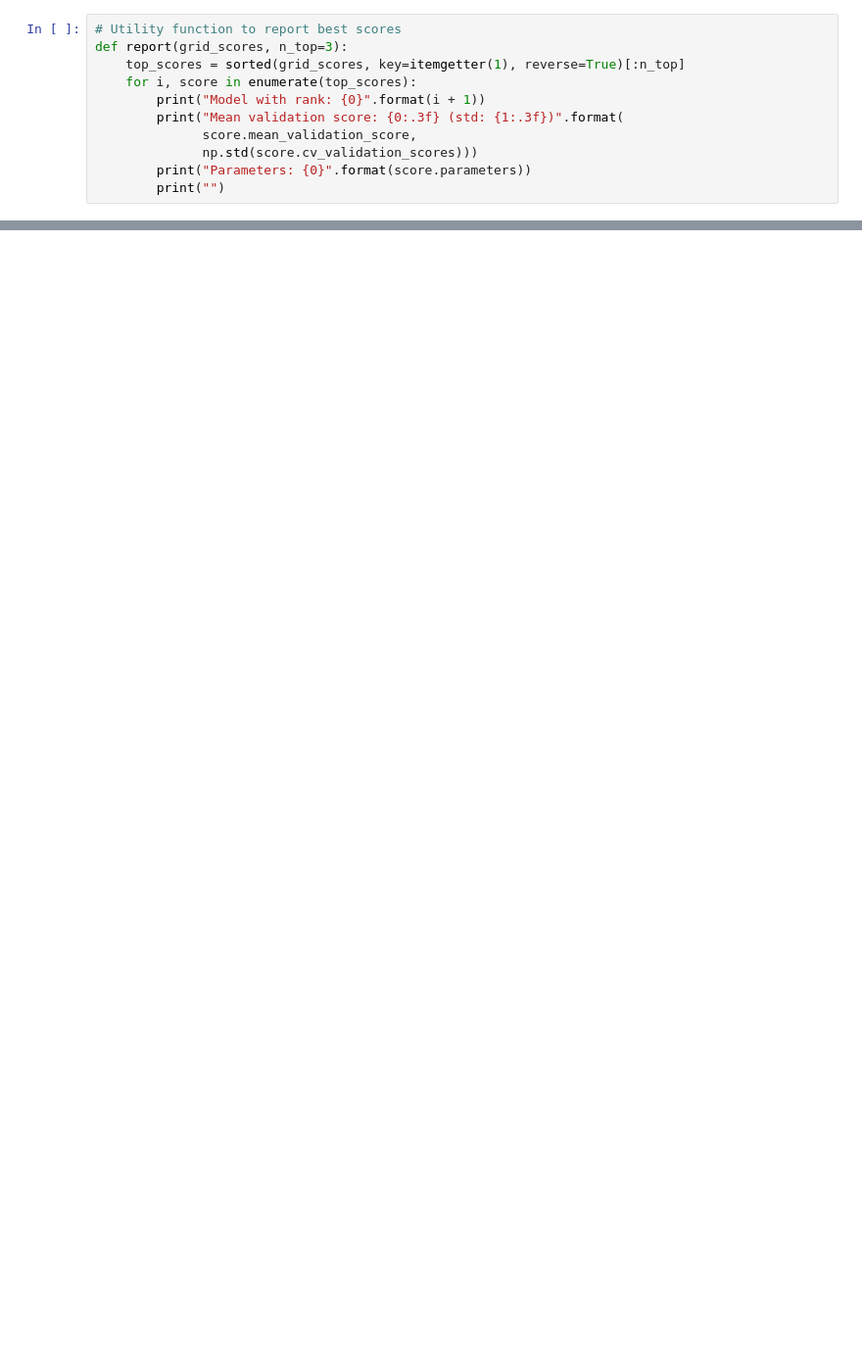
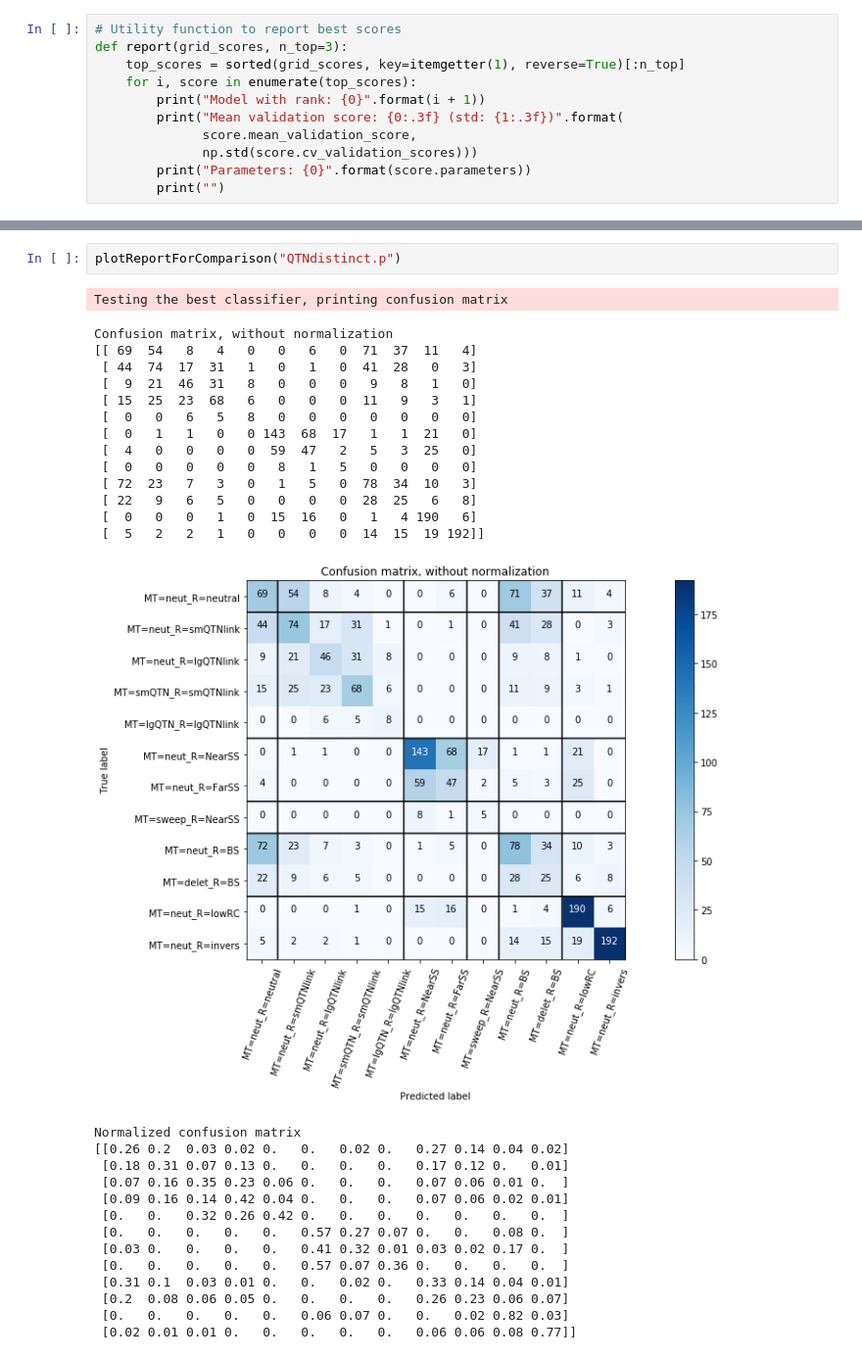
Before and after one commit to TestTheTests/TTT_RecombinationGenomeScans, a Jupyter notebook: ml_project/classify_snps.ipynb, the cells around one changed output, grey strips where cells are left out. Shown at 98% size. Saved outputs shown, nothing was run; the diff lists cells and outputs as text; blank space fills up the shorter version.

```diff
--- a/ml_project/classify_snps.ipynb
+++ b/ml_project/classify_snps.ipynb
@@ -155,0 +163,31 @@ GridSearchCV took 628.40 seconds for 432 candidate parameter settings.
+# %%
+plotReportForComparison("QTNdistinct.p")
+# %% [output]
+Testing the best classifier, printing confusion matrix
+Confusion matrix, without normalization
+[[ 69  54   8   4   0   0   6   0  71  37  11   4]
+ [ 44  74  17  31   1   0   1   0  41  28   0   3]
+ [  9  21  46  31   8   0   0   0   9   8   1   0]
+ [ 15  25  23  68   6   0   0   0  11   9   3   1]
+ [  0   0   6   5   8   0   0   0   0   0   0   0]
+ [  0   1   1   0   0 143  68  17   1   1  21   0]
+ [  4   0   0   0   0  59  47   2   5   3  25   0]
+ [  0   0   0   0   0   8   1   5   0   0   0   0]
+ [ 72  23   7   3   0   1   5   0  78  34  10   3]
+ [ 22   9   6   5   0   0   0   0  28  25   6   8]
+ [  0   0   0   1   0  15  16   0   1   4 190   6]
+ [  5   2   2   1   0   0   0   0  14  15  19 192]]
+[figure, added]
+Normalized confusion matrix
+[[0.26 0.2  0.03 0.02 0.   0.   0.02 0.   0.27 0.14 0.04 0.02]
+ [0.18 0.31 0.07 0.13 0.   0.   0.   0.   0.17 0.12 0.   0.01]
+ [0.07 0.16 0.35 0.23 0.06 0.   0.   0.   0.07 0.06 0.01 0.  ]
+ [0.09 0.16 0.14 0.42 0.04 0.   0.   0.   0.07 0.06 0.02 0.01]
+ [0.   0.   0.32 0.26 0.42 0.   0.   0.   0.   0.   0.   0.  ]
+ [0.   0.   0.   0.   0.   0.57 0.27 0.07 0.   0.   0.08 0.  ]
+ [0.03 0.   0.   0.   0.   0.41 0.32 0.01 0.03 0.02 0.17 0.  ]
+ [0.   0.   0.   0.   0.   0.57 0.07 0.36 0.   0.   0.   0.  ]
+ [0.31 0.1  0.03 0.01 0.   0.   0.02 0.   0.33 0.14 0.04 0.01]
+ [0.2  0.08 0.06 0.05 0.   0.   0.   0.   0.26 0.23 0.06 0.07]
+ [0.   0.   0.   0.   0.   0.06 0.07 0.   0.   0.02 0.82 0.03]
+ [0.02 0.01 0.01 0.   0.   0.   0.   0.   0.06 0.06 0.08 0.77]]
```
Also changed, not shown: parts of 7 cells of this notebook, 39 other files.
